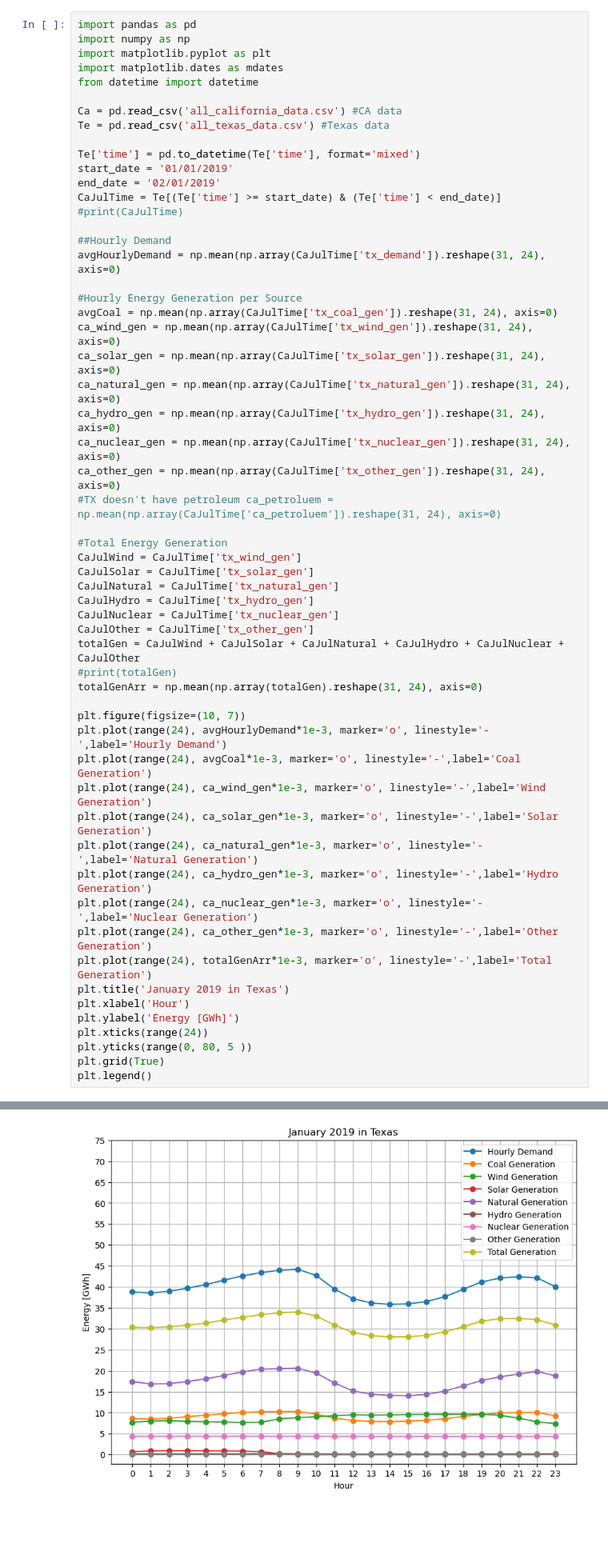
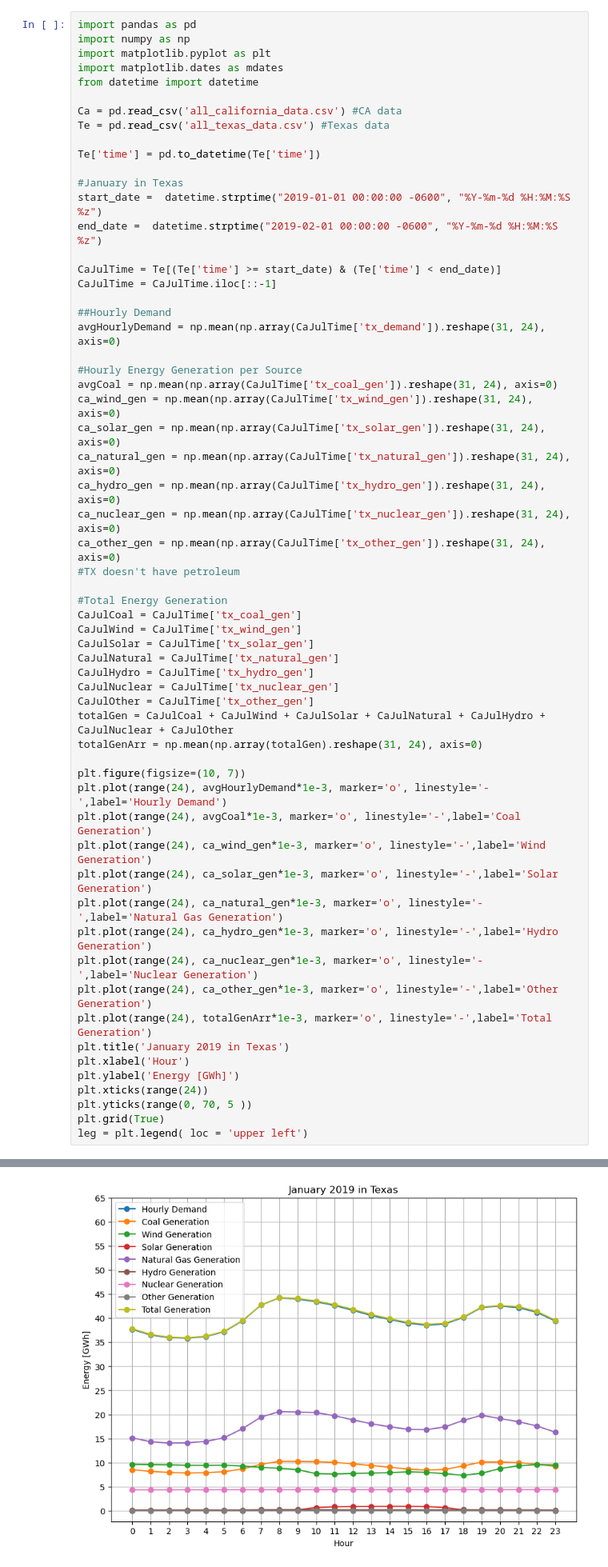
Before and after one commit to jubileea/RenewableEnergyIntro, a Jupyter notebook: mae119hw2.ipynb, the cells around one changed output, grey strips where cells are left out. Shown at 80% size. Cells and saved outputs as stored; diff of their text form; blank space fills up the shorter version.

```diff
--- a/mae119hw2.ipynb
+++ b/mae119hw2.ipynb
@@ -68,11 +71,14 @@ from datetime import datetime
 Ca = pd.read_csv('all_california_data.csv') #CA data
 Te = pd.read_csv('all_texas_data.csv') #Texas data
 
-Te['time'] = pd.to_datetime(Te['time'], format='mixed')
-start_date = '01/01/2019'
-end_date = '02/01/2019'
+Te['time'] = pd.to_datetime(Te['time'])
+
+#January in Texas
+start_date =  datetime.strptime("2019-01-01 00:00:00 -0600", "%Y-%m-%d %H:%M:%S %z")
+end_date =  datetime.strptime("2019-02-01 00:00:00 -0600", "%Y-%m-%d %H:%M:%S %z")
+
 CaJulTime = Te[(Te['time'] >= start_date) & (Te['time'] < end_date)]
-#print(CaJulTime)
+CaJulTime = CaJulTime.iloc[::-1]
 
 ##Hourly Demand
 avgHourlyDemand = np.mean(np.array(CaJulTime['tx_demand']).reshape(31, 24), axis=0)
@@ -85,17 +91,17 @@ ca_natural_gen = np.mean(np.array(CaJulTime['tx_natural_gen']).reshape(31, 24),
 ca_hydro_gen = np.mean(np.array(CaJulTime['tx_hydro_gen']).reshape(31, 24), axis=0)
 ca_nuclear_gen = np.mean(np.array(CaJulTime['tx_nuclear_gen']).reshape(31, 24), axis=0)
 ca_other_gen = np.mean(np.array(CaJulTime['tx_other_gen']).reshape(31, 24), axis=0)
-#TX doesn't have petroleum ca_petroluem = np.mean(np.array(CaJulTime['ca_petroluem']).reshape(31, 24), axis=0)
+#TX doesn't have petroleum
 
 #Total Energy Generation
+CaJulCoal = CaJulTime['tx_coal_gen']
 CaJulWind = CaJulTime['tx_wind_gen']
 CaJulSolar = CaJulTime['tx_solar_gen']
 CaJulNatural = CaJulTime['tx_natural_gen']
 CaJulHydro = CaJulTime['tx_hydro_gen']
 CaJulNuclear = CaJulTime['tx_nuclear_gen']
 CaJulOther = CaJulTime['tx_other_gen']
-totalGen = CaJulWind + CaJulSolar + CaJulNatural + CaJulHydro + CaJulNuclear + CaJulOther
-#print(totalGen)
+totalGen = CaJulCoal + CaJulWind + CaJulSolar + CaJulNatural + CaJulHydro + CaJulNuclear + CaJulOther
 totalGenArr = np.mean(np.array(totalGen).reshape(31, 24), axis=0)
 
 plt.figure(figsize=(10, 7))
@@ -103,7 +109,7 @@ plt.plot(range(24), avgHourlyDemand*1e-3, marker='o', linestyle='-',label='Hourl
 plt.plot(range(24), avgCoal*1e-3, marker='o', linestyle='-',label='Coal Generation')
 plt.plot(range(24), ca_wind_gen*1e-3, marker='o', linestyle='-',label='Wind Generation')
 plt.plot(range(24), ca_solar_gen*1e-3, marker='o', linestyle='-',label='Solar Generation')
-plt.plot(range(24), ca_natural_gen*1e-3, marker='o', linestyle='-',label='Natural Generation')
+plt.plot(range(24), ca_natural_gen*1e-3, marker='o', linestyle='-',label='Natural Gas Generation')
 plt.plot(range(24), ca_hydro_gen*1e-3, marker='o', linestyle='-',label='Hydro Generation')
 plt.plot(range(24), ca_nuclear_gen*1e-3, marker='o', linestyle='-',label='Nuclear Generation')
 plt.plot(range(24), ca_other_gen*1e-3, marker='o', linestyle='-',label='Other Generation')
@@ -112,7 +118,7 @@ plt.title('January 2019 in Texas')
 plt.xlabel('Hour')
 plt.ylabel('Energy [GWh]')
 plt.xticks(range(24))
-plt.yticks(range(0, 80, 5 ))
+plt.yticks(range(0, 70, 5 ))
 plt.grid(True)
-plt.legend()
+leg = plt.legend( loc = 'upper left')
 # %% [output]
@@ -120,4 +125,4 @@ plt.legend()
-[figure, old version]
+[figure, new version]
 # %%
 import pandas as pd
 import numpy as np
```
Also changed, not shown: parts of 5 cells of this notebook.
